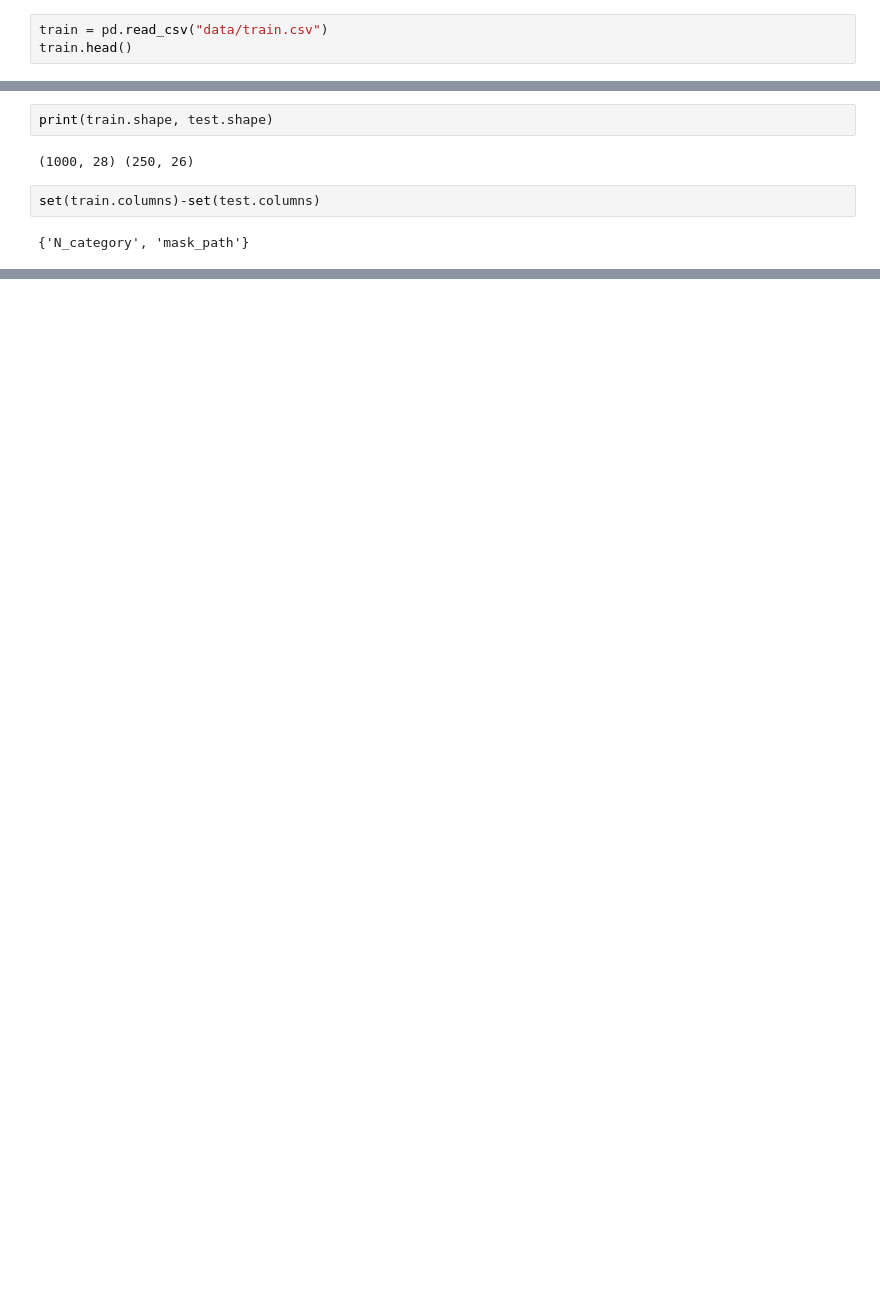
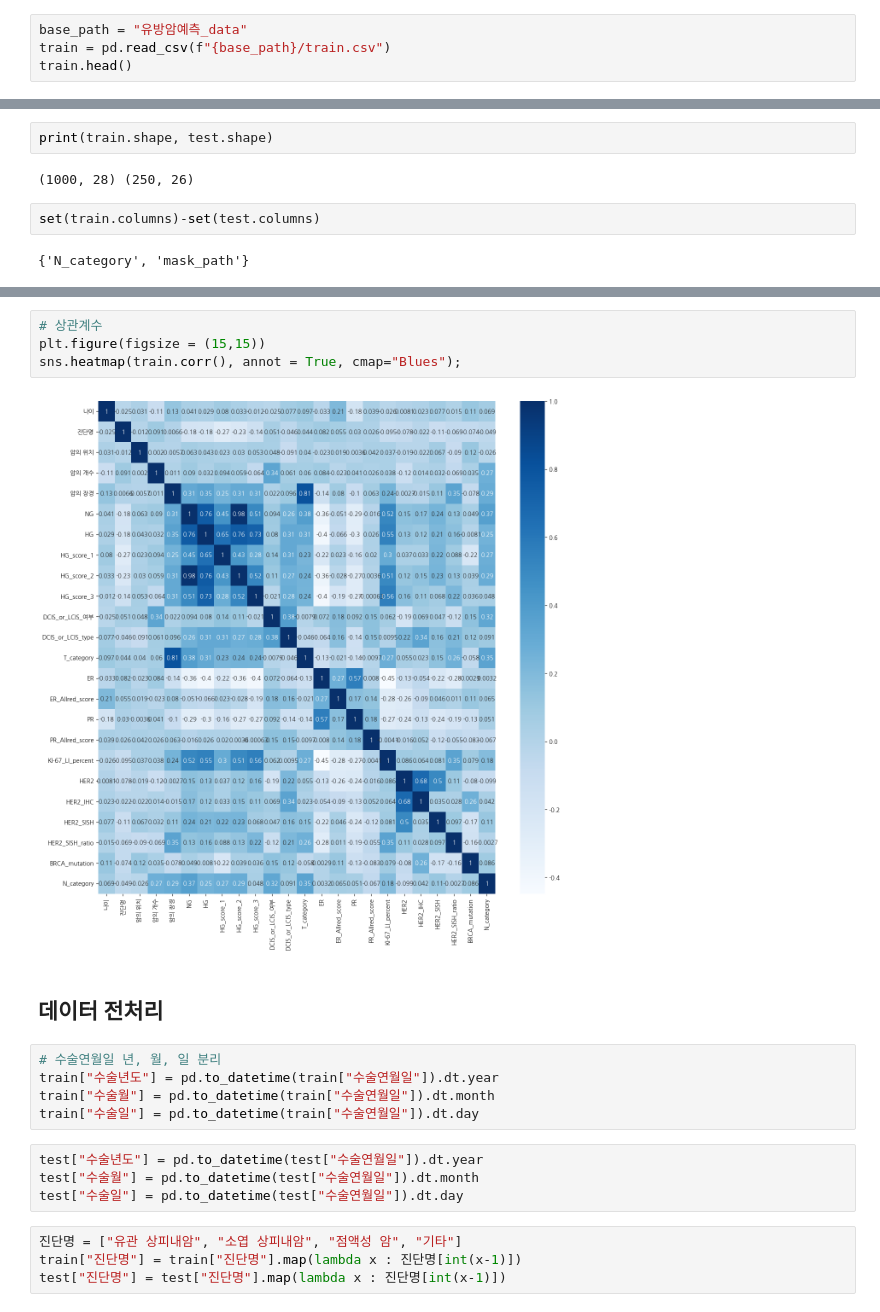
Before and after one commit to moksu27/Dacon_cancer_transfer, a Jupyter notebook: project.ipynb, the cells around one changed output, grey strips where cells are left out. Cells and saved outputs as stored; diff of their text form; blank space fills up the shorter version.

```diff
--- a/project.ipynb
+++ b/project.ipynb
@@ -6,5 +7,6 @@ import pandas as pd
 # %%
-train = pd.read_csv("data/train.csv")
+base_path = "유방암예측_data"
+train = pd.read_csv(f"{base_path}/train.csv")
 train.head()
 # %% [output]
 |  | ID | img_path | mask_path | 나이 | 수술연월일 | 진단명 | 암의 위치 | 암의 개수 | 암의 장경 | NG | ... | ... |
@@ -35,0 +81,21 @@ set(train.columns)-set(test.columns)
+# %%
+# 상관계수
+plt.figure(figsize = (15,15))
+sns.heatmap(train.corr(), annot = True, cmap="Blues");
+# %% [output]
+[figure, added]
+# %% [markdown]
+## 데이터 전처리
+# %%
+# 수술연월일 년, 월, 일 분리
+train["수술년도"] = pd.to_datetime(train["수술연월일"]).dt.year
+train["수술월"] = pd.to_datetime(train["수술연월일"]).dt.month
+train["수술일"] = pd.to_datetime(train["수술연월일"]).dt.day
+# %%
+test["수술년도"] = pd.to_datetime(test["수술연월일"]).dt.year
+test["수술월"] = pd.to_datetime(test["수술연월일"]).dt.month
+test["수술일"] = pd.to_datetime(test["수술연월일"]).dt.day
+# %%
+진단명 = ["유관 상피내암", "소엽 상피내암", "점액성 암", "기타"]
+train["진단명"] = train["진단명"].map(lambda x : 진단명[int(x-1)])
+test["진단명"] = test["진단명"].map(lambda x : 진단명[int(x-1)])
```
Also changed, not shown: parts of 83 cells of this notebook, 5 other files.
